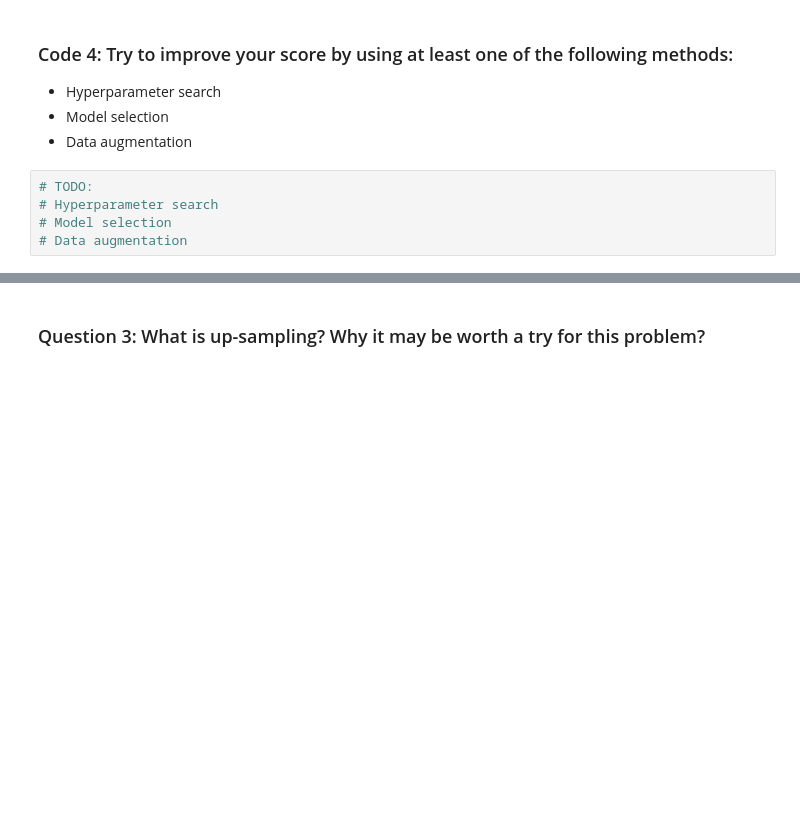
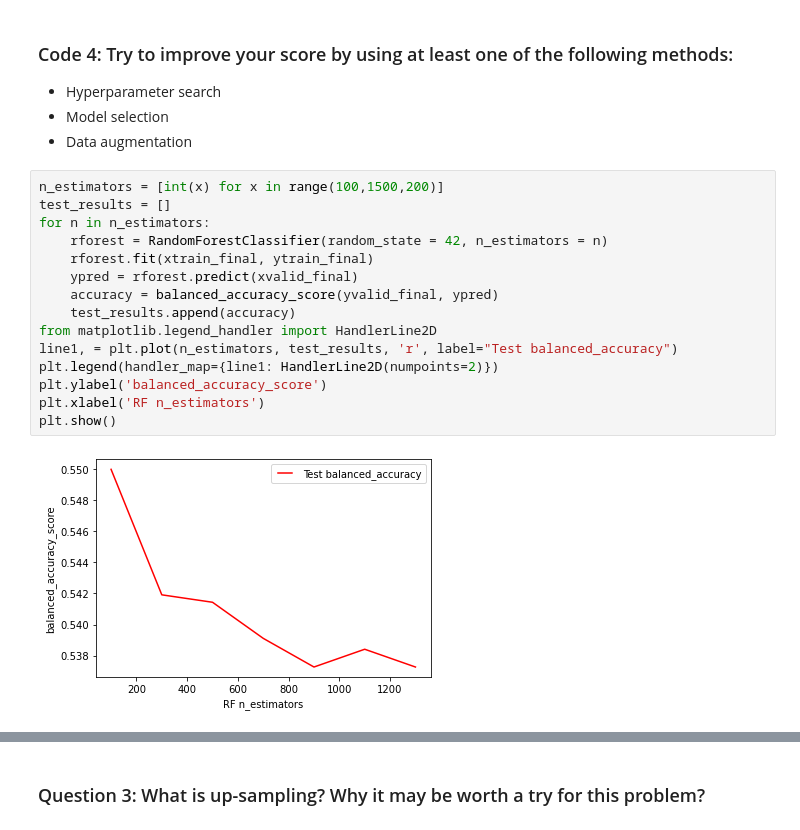
Before and after one commit to mdsalem17/Mortality-Prediction, a Jupyter notebook: TP4.ipynb, the cells around one changed output, grey strips where cells are left out. Saved outputs shown, nothing was run; the diff lists cells and outputs as text; blank space fills up the shorter version.

```diff
--- a/TP4.ipynb
+++ b/TP4.ipynb
@@ -487,8 +513,20 @@ The average score of cross Validation:  0.664994255086287
 * Hyperparameter search
 * Model selection
 * Data augmentation
-# %%
-# TODO:
-# Hyperparameter search
-# Model selection
-# Data augmentation
+# %%
+n_estimators = [int(x) for x in range(100,1500,200)]
+test_results = []
+for n in n_estimators:
+    rforest = RandomForestClassifier(random_state = 42, n_estimators = n)
+    rforest.fit(xtrain_final, ytrain_final)
+    ypred = rforest.predict(xvalid_final)
+    accuracy = balanced_accuracy_score(yvalid_final, ypred)
+    test_results.append(accuracy)
+from matplotlib.legend_handler import HandlerLine2D
+line1, = plt.plot(n_estimators, test_results, 'r', label="Test balanced_accuracy")
+plt.legend(handler_map={line1: HandlerLine2D(numpoints=2)})
+plt.ylabel('balanced_accuracy_score')
+plt.xlabel('RF n_estimators')
+plt.show()
+# %% [output]
+[figure, added]
```
Also changed, not shown: parts of 48 cells of this notebook.
